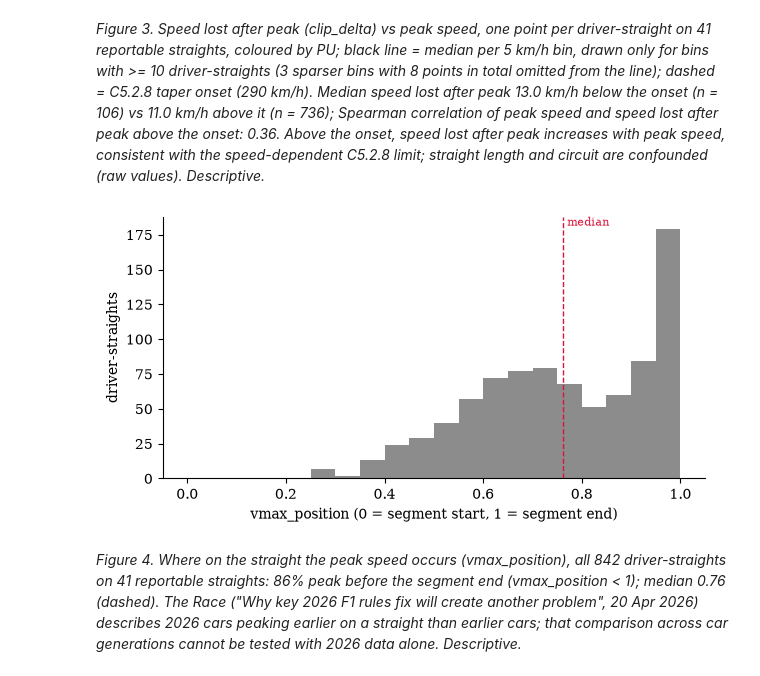
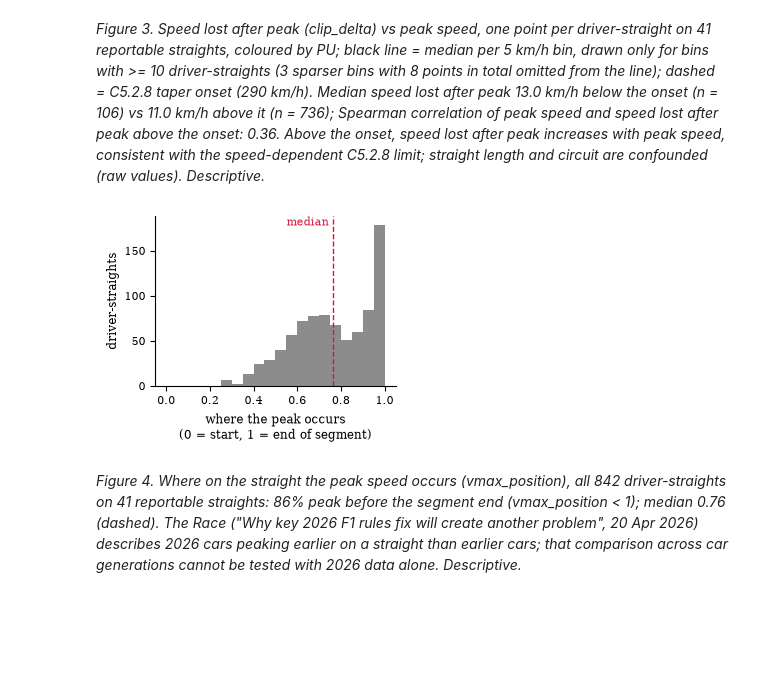
Before and after one commit to see7ien/Flat-Out, a Jupyter notebook: 02_season.ipynb, the cells around one changed output. Drawn from its saved outputs; the diff is of its cells as text; code cells hidden in the pictures; blank space fills up the shorter version.

```diff
--- a/02_season.ipynb
+++ b/02_season.ipynb
@@ -409,15 +423,15 @@ caption("Figure", "scatter", f"Speed lost after peak (clip_delta) vs peak speed,
 # %% [output]
 *Figure 3. Speed lost after peak (clip_delta) vs peak speed, one point per driver-straight on 41 reportable straights, coloured by PU; black line = median per 5 km/h bin, drawn only for bins with >= 10 driver-straights (3 sparser bins with 8 points in total omitted from the line); dashed = C5.2.8 taper onset (290 km/h). Median speed lost after peak 13.0 km/h below the onset (n = 106) vs 11.0 km/h above it (n = 736); Spearman correlation of peak speed and speed lost after peak above the onset: 0.36. Above the onset, speed lost after peak increases with peak speed, consistent with the speed-dependent C5.2.8 limit; straight length and circuit are confounded (raw values). Descriptive.*
 # %%
-fig, ax = plt.subplots(figsize=(7, 3.4))
+fig, ax = plt.subplots(figsize=(HALF_W, 2.2))
 ax.hist(rep.vmax_position, bins=np.linspace(0, 1, 21), color="0.55")
 ax.axvline(rep.vmax_position.median(), color="crimson", ls="--", lw=1)
-ax.text(rep.vmax_position.median(), ax.get_ylim()[1], " median", color="crimson", va="top", fontsize=8)
-ax.set(xlabel="vmax_position (0 = segment start, 1 = segment end)", ylabel="driver-straights")
+ax.text(rep.vmax_position.median(), ax.get_ylim()[1], "median ", color="crimson", va="top", ha="right", fontsize=8)
+ax.set(xlabel="where the peak occurs\n(0 = start, 1 = end of segment)", ylabel="driver-straights")
 fig.savefig(FIG / "fig_season_vmax_position.pdf")
 plt.show()
 # %% [output]
-[figure, old version]
+[figure, new version]
 # %%
 caption("Figure", "vmax", f"Where on the straight the peak speed occurs (vmax_position), all {len(rep)} driver-straights on {rep.Straight.nunique()} "
         f"reportable straights: {(rep.vmax_position < 1).mean():.0%} peak before the segment end (vmax_position < 1); median "
```
Also changed, not shown: parts of 5 cells of this notebook, 33 other files.
